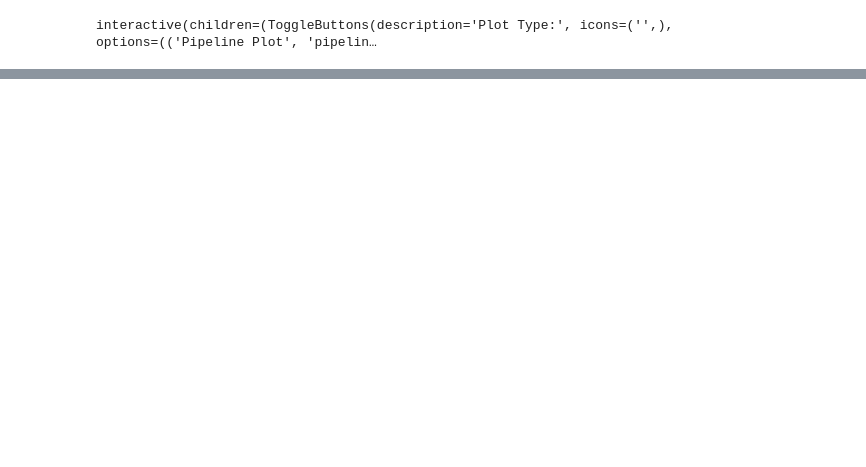
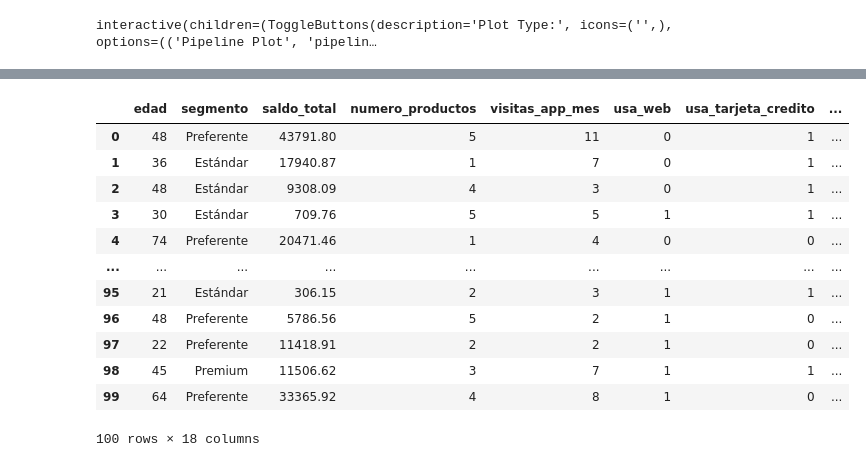
Before and after one commit to jessi02/DMC_MLE_G8, a Jupyter notebook: Taller2_MLE_Script.ipynb, the cells around one changed output, grey strips where cells are left out. Saved outputs shown, nothing was run; the diff lists cells and outputs as text; code cells hidden in the pictures; blank space fills up the shorter version.

```diff
--- a/Taller2_MLE_Script.ipynb
+++ b/Taller2_MLE_Script.ipynb
@@ -390,0 +398,17 @@ shap.summary_plot(shap_values_fixed[:min_rows], X_train_transformed.iloc[:min_ro
+# %%
+#13. PREGUNTA N04
+df.head(100)
+# %% [output]
+|  | edad | segmento | saldo_total | numero_productos | visitas_app_mes | usa_web | usa_tarjeta_credito | ... |
+| 0 | 48 | Preferente | 43791.80 | 5 | 11 | 0 | 1 | ... |
+| 1 | 36 | Estándar | 17940.87 | 1 | 7 | 0 | 1 | ... |
+| 2 | 48 | Estándar | 9308.09 | 4 | 3 | 0 | 1 | ... |
+| 3 | 30 | Estándar | 709.76 | 5 | 5 | 1 | 1 | ... |
+| 4 | 74 | Preferente | 20471.46 | 1 | 4 | 0 | 0 | ... |
+| ... | ... | ... | ... | ... | ... | ... | ... | ... |
+| 95 | 21 | Estándar | 306.15 | 2 | 3 | 1 | 1 | ... |
+| 96 | 48 | Preferente | 5786.56 | 5 | 2 | 1 | 0 | ... |
+| 97 | 22 | Preferente | 11418.91 | 2 | 2 | 1 | 0 | ... |
+| 98 | 45 | Premium | 11506.62 | 3 | 7 | 1 | 1 | ... |
+| 99 | 64 | Preferente | 33365.92 | 4 | 8 | 1 | 0 | ... |
+100 rows × 18 columns
```
Also changed, not shown: parts of 16 cells of this notebook.
